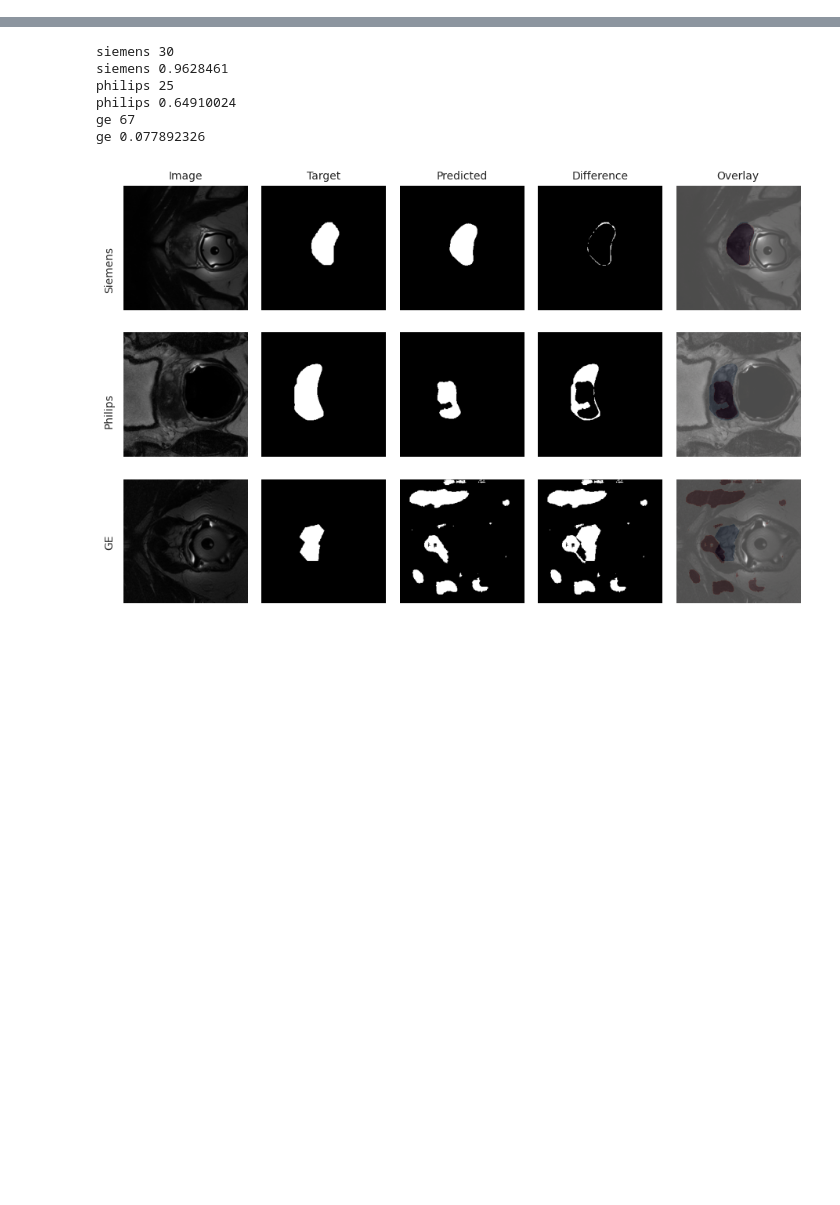
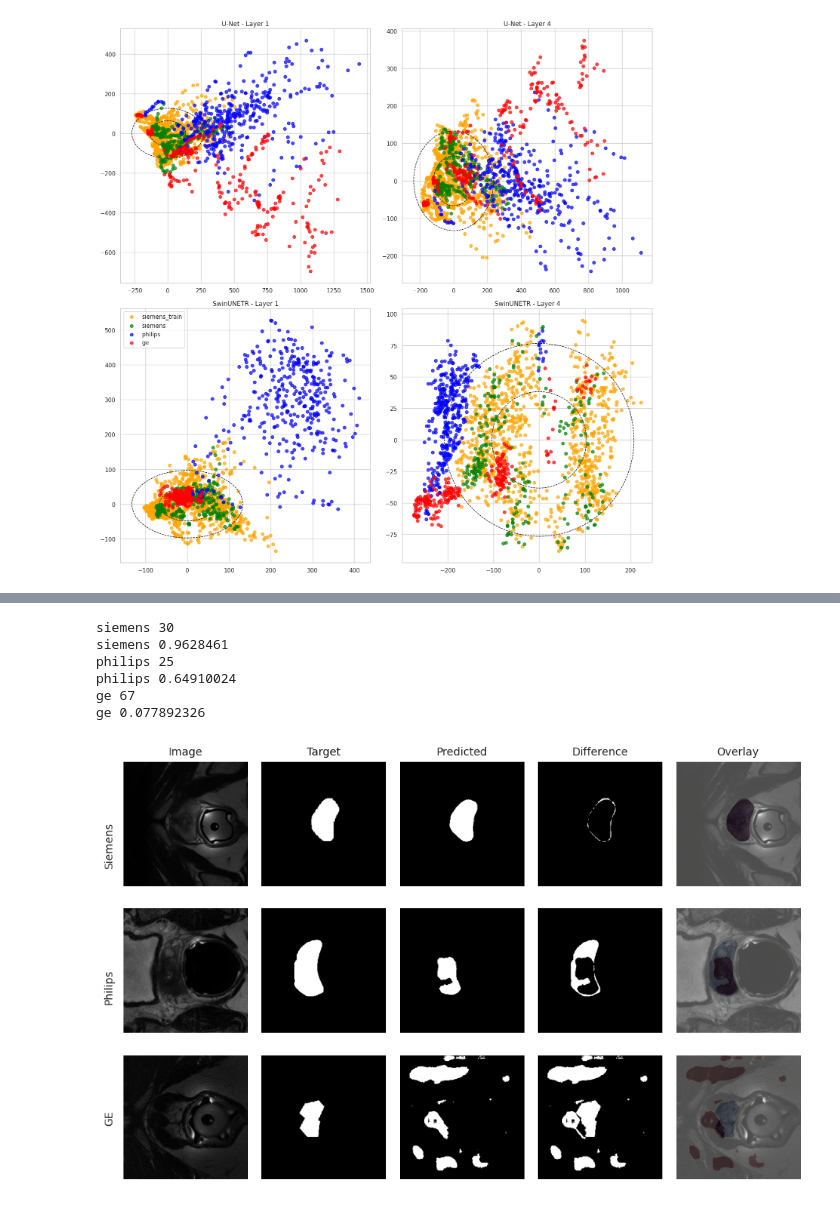
Before and after one commit to sgomezru/DSSQ, a Jupyter notebook: notebooks/analysis.ipynb, the cells around one changed output, grey strips where cells are left out. Saved outputs shown, nothing was run; the diff lists cells and outputs as text; code cells hidden in the pictures; blank space fills up the shorter version.

```diff
--- a/notebooks/analysis.ipynb
+++ b/notebooks/analysis.ipynb
@@ -136,0 +336,33 @@ Loaded model from epoch 38 and path:
+# %%
+def plot_multi_pca_features(data):
+    sns.set(style="whitegrid")
+    fig, axes = plt.subplots(2, 2, figsize=(15, 15))
+    colors = ['red', 'blue', 'green', 'orange']
+    models = ["monai-64-4-4", "swinunetr"]
+    for i, model in enumerate(models):
+        if model == "monai-64-4-4":
+            layers = ["model.0.conv", "model.1.submodule.1.submodule.1.submodule.0.conv"]
+        else:
+            layers = ["encoder2", "encoder10"]
+        for j, lay in enumerate(layers):
+            colors = ['red', 'blue', 'green', 'orange']
+            for ven in data:
+                tmp_data = dices_vendor[ven][model]["dim_red_features"][lay]
+                axes[i, j].scatter(tmp_data[:, 0], tmp_data[:, 1], label=ven, color=colors.pop(), alpha=0.7)
+                if "train" in ven:
+                    mean = np.mean(tmp_data, axis=0)
+                    std = np.std(tmp_data, axis=0)
+                    ellipse1_std = Ellipse(mean, width=2*std[0], height=2*std[1], edgecolor='black', facecolor='none', linestyle='--')
+                    ellipse2_std = Ellipse(mean, width=4*std[0], height=4*std[1], edgecolor='black', facecolor='none', linestyle='--')
+                    axes[i,j].add_patch(ellipse1_std)
+                    axes[i,j].add_patch(ellipse2_std)
+                    axes[i,j].set_title(f"{'U-Net' if 'monai' in model else 'SwinUNETR'} - Layer {4**j}")
+            if i == 1 and j == 0:
+                axes[i,j].legend(loc="best")
+
+    plt.tight_layout()
+    plt.show()
+# %%
+plot_multi_pca_features(dices_vendor)
+# %% [output]
+[figure, added]
```
Also changed, not shown: parts of 27 cells of this notebook, 4 other files.
